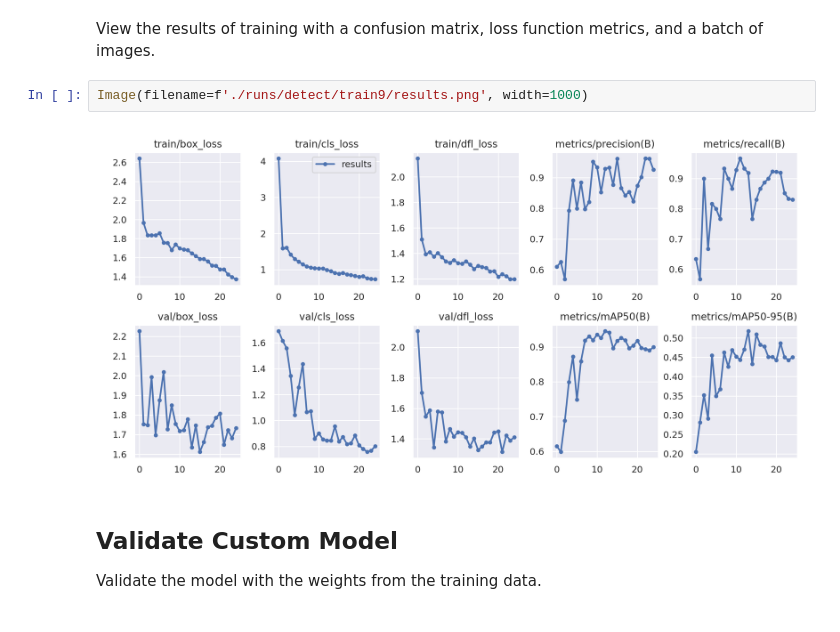
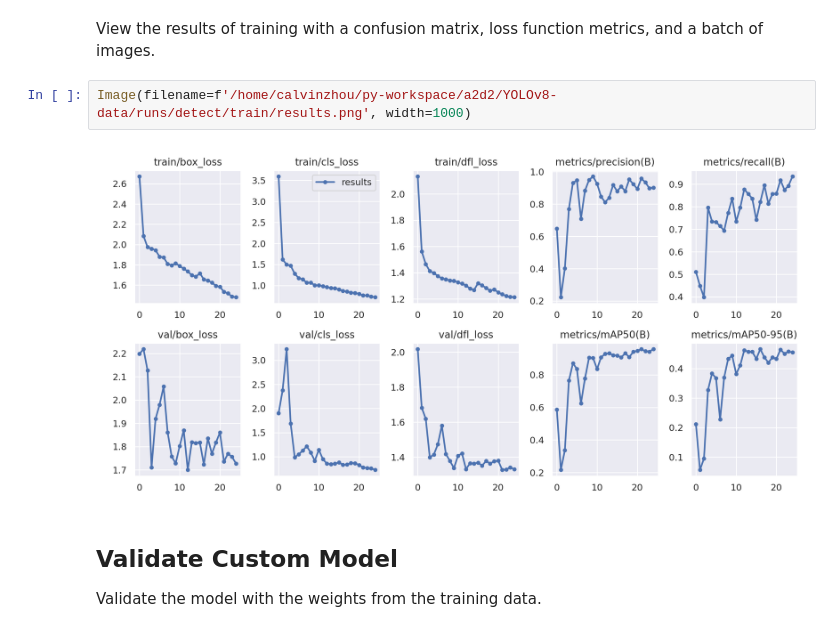
Before and after one commit to calvinyz/a2d2, a Jupyter notebook: Wildfire_Detection/YOLOv8/fire-detection-flame-aerial-yolov8.ipynb, the cells around one changed output. Cells and saved outputs as stored; diff of their text form.

```diff
--- a/Wildfire_Detection/YOLOv8/fire-detection-flame-aerial-yolov8.ipynb
+++ b/Wildfire_Detection/YOLOv8/fire-detection-flame-aerial-yolov8.ipynb
@@ -83,9 +80,9 @@ Results saved to runs/detect/train10
 # %% [markdown]
 View the results of training with a confusion matrix, loss function metrics, and a batch of images.
 # %%
-Image(filename=f'./runs/detect/train9/results.png', width=1000)
+Image(filename=f'/home/calvinzhou/py-workspace/a2d2/YOLOv8-data/runs/detect/train/results.png', width=1000)
 # %% [output]
-[figure, old version]
+[figure, new version]
 # %% [markdown]
 ## Validate Custom Model
 
```
Also changed, not shown: parts of 8 cells of this notebook.
